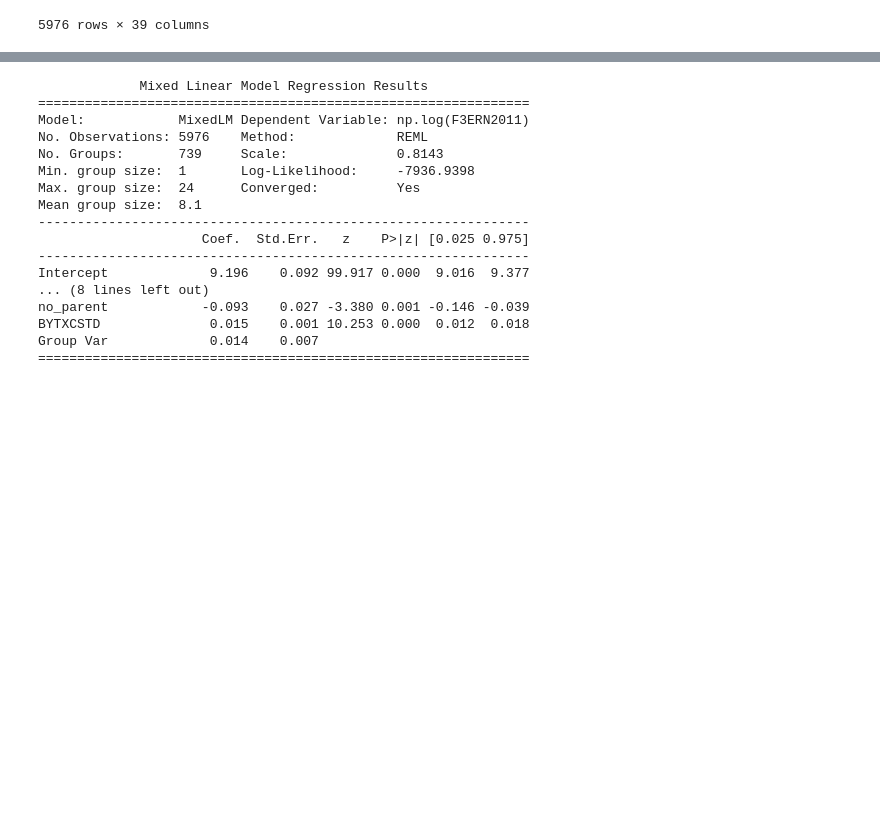
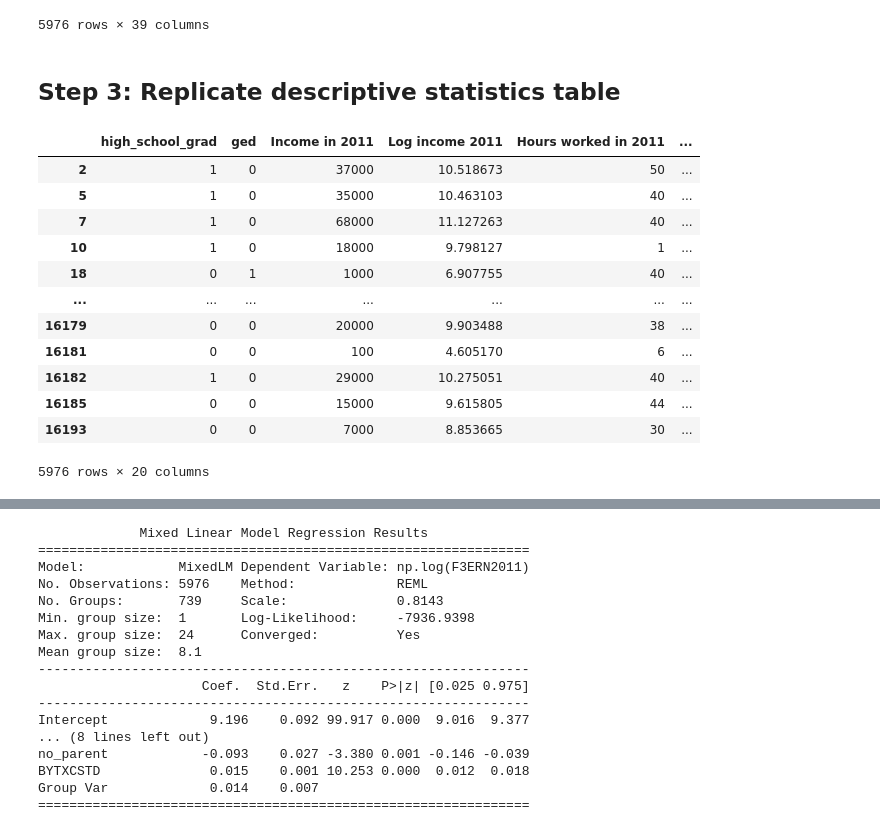
Before and after one commit to claraberes/QMSS-GR5072_Spring2023, a Jupyter notebook: Week 4/Activity/AERA Data Analysis .ipynb, the cells around one changed output, grey strips where cells are left out. Saved outputs shown, nothing was run; the diff lists cells and outputs as text; code cells hidden in the pictures; blank space fills up the shorter version.

```diff
--- a/Week 4/Activity/AERA Data Analysis .ipynb
+++ b/Week 4/Activity/AERA Data Analysis .ipynb
@@ -245,3 +249,38 @@ data
 | 16185 | 461214 | 4612 | 15000 | 44 | 0 | 1 | 2 | 1 | 5 | 0 | ... |
 | 16193 | 461231 | 4612 | 7000 | 30 | 0 | 1 | 2 | 2 | 4 | 0 | ... |
 5976 rows × 39 columns
+# %% [markdown]
+## Step 3: Replicate descriptive statistics table
+# %%
+df = data[['high_school_grad','ged','F3ERN2011','F3C02','female','Black','Hispanic','Asian','White','Other','BYSES1','BYTXCSTD','BYP61','F3ATTAINMENT','F3B35','BYMOTHED','F3REGION']]
+# Add three columns that weren't present
+df.insert(loc = 3,
+          column = 'Log income 2011',
+          value = np.log(data.F3ERN2011)
+)
+df.insert(loc = 5,
+          column = 'Log of hours worked in 2011',
+          value = np.log(data.F3C02)
+         )
+df.insert(loc = len(df.columns)-2,
+         column = 'GED*Composite test score',
+          value = data.F3EVRGED*data.BYTXCSTD
+         )
+
+# Rename the columns
+df.columns = ['high_school_grad','ged','Income in 2011','Log income 2011','Hours worked in 2011','Log of hours worked in 2011','Female','Black or African American','Hispanic','Asian','White','Other','Socioeconomic status','Composite test score','Absence of biological parent','Years of post-secondary education','On-the-job-training','GED*Composite test score','Maternal education','Region of the US']
+df
+# %% [output]
+|  | high_school_grad | ged | Income in 2011 | Log income 2011 | Hours worked in 2011 | ... |
+| 2 | 1 | 0 | 37000 | 10.518673 | 50 | ... |
+| 5 | 1 | 0 | 35000 | 10.463103 | 40 | ... |
+| 7 | 1 | 0 | 68000 | 11.127263 | 40 | ... |
+| 10 | 1 | 0 | 18000 | 9.798127 | 1 | ... |
+| 18 | 0 | 1 | 1000 | 6.907755 | 40 | ... |
+| ... | ... | ... | ... | ... | ... | ... |
+| 16179 | 0 | 0 | 20000 | 9.903488 | 38 | ... |
+| 16181 | 0 | 0 | 100 | 4.605170 | 6 | ... |
+| 16182 | 1 | 0 | 29000 | 10.275051 | 40 | ... |
+| 16185 | 0 | 0 | 15000 | 9.615805 | 44 | ... |
+| 16193 | 0 | 0 | 7000 | 8.853665 | 30 | ... |
+5976 rows × 20 columns
```
Also changed, not shown: parts of 11 cells of this notebook, 1 other file.
